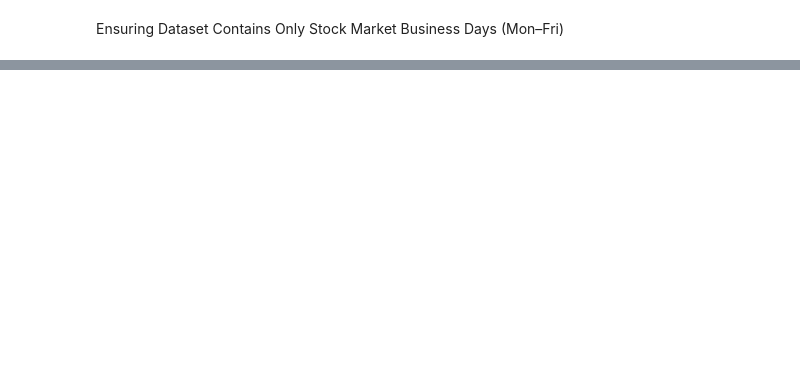
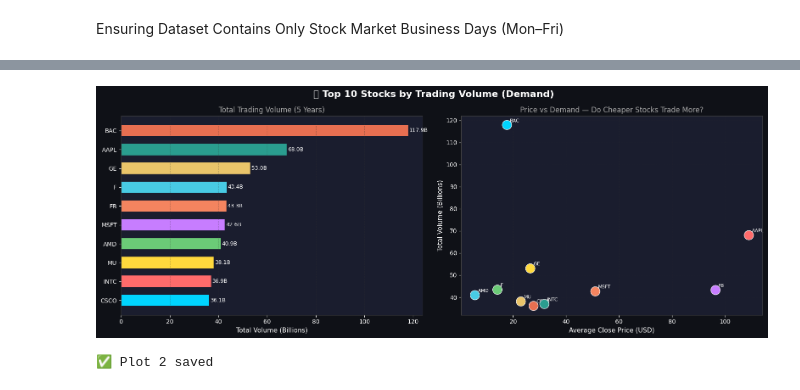
Before and after one commit to mohamedadel-17/stocks-forecasting-model, a Jupyter notebook: stocks-forecasting-model.ipynb, the cells around one changed output, grey strips where cells are left out. Saved outputs shown, nothing was run; the diff lists cells and outputs as text; code cells hidden in the pictures; blank space fills up the shorter version.

```diff
--- a/stocks-forecasting-model.ipynb
+++ b/stocks-forecasting-model.ipynb
@@ -195,0 +354,46 @@ weekend_analysis.show()
+# %%
+# ── 2.2 Top 10 stocks by total volume
+top_stocks = df_clean \
+    .groupBy("Name") \
+    .agg(F.sum("volume").alias("total_volume"),
+         F.avg("close").alias("avg_close"),
+         F.stddev("volume").alias("vol_std")) \
+    .orderBy(F.desc("total_volume")) \
+    .limit(10) \
+    .toPandas()
+
+fig, axes = plt.subplots(1, 2, figsize=(16, 6), facecolor='#0f1117')
+fig.suptitle("🏆 Top 10 Stocks by Trading Volume (Demand)", fontsize=16, fontweight='bold', color='white')
+
+# Bar chart
+ax = axes[0]
+bars = ax.barh(top_stocks["Name"][::-1], top_stocks["total_volume"][::-1]/1e9,
+               color=COLORS[:10], edgecolor='none', height=0.6)
+for bar, val in zip(bars, top_stocks["total_volume"][::-1]/1e9):
+    ax.text(val + 0.5, bar.get_y() + bar.get_height()/2,
+            f"{val:.1f}B", va='center', fontsize=9, color='white')
+ax.set_xlabel("Total Volume (Billions)", fontsize=11)
+ax.set_title("Total Trading Volume (5 Years)", fontsize=12, color='#aaa')
+ax.grid(axis='x', alpha=0.3)
+
+# Scatter: avg price vs volume
+ax2 = axes[1]
+scatter = ax2.scatter(top_stocks["avg_close"], top_stocks["total_volume"]/1e9,
+                      c=COLORS[:len(top_stocks)], s=250, zorder=5, edgecolors='white', linewidths=0.8)
+for _, row in top_stocks.iterrows():
+    ax2.annotate(row["Name"],
+                 xy=(row["avg_close"], row["total_volume"]/1e9),
+                 xytext=(5, 5), textcoords="offset points",
+                 fontsize=8, color='white')
+ax2.set_xlabel("Average Close Price (USD)", fontsize=11)
+ax2.set_ylabel("Total Volume (Billions)", fontsize=11)
+ax2.set_title("Price vs Demand — Do Cheaper Stocks Trade More?", fontsize=12, color='#aaa')
+ax2.grid(alpha=0.3)
+
+plt.tight_layout()
+plt.savefig("/tmp/plot2_top_stocks.png", dpi=150, bbox_inches='tight', facecolor='#0f1117')
+plt.show()
+print("✅ Plot 2 saved")
+# %% [output]
+[figure, added]
+✅ Plot 2 saved
```
Also changed, not shown: parts of 19 cells of this notebook, 4 other files.
